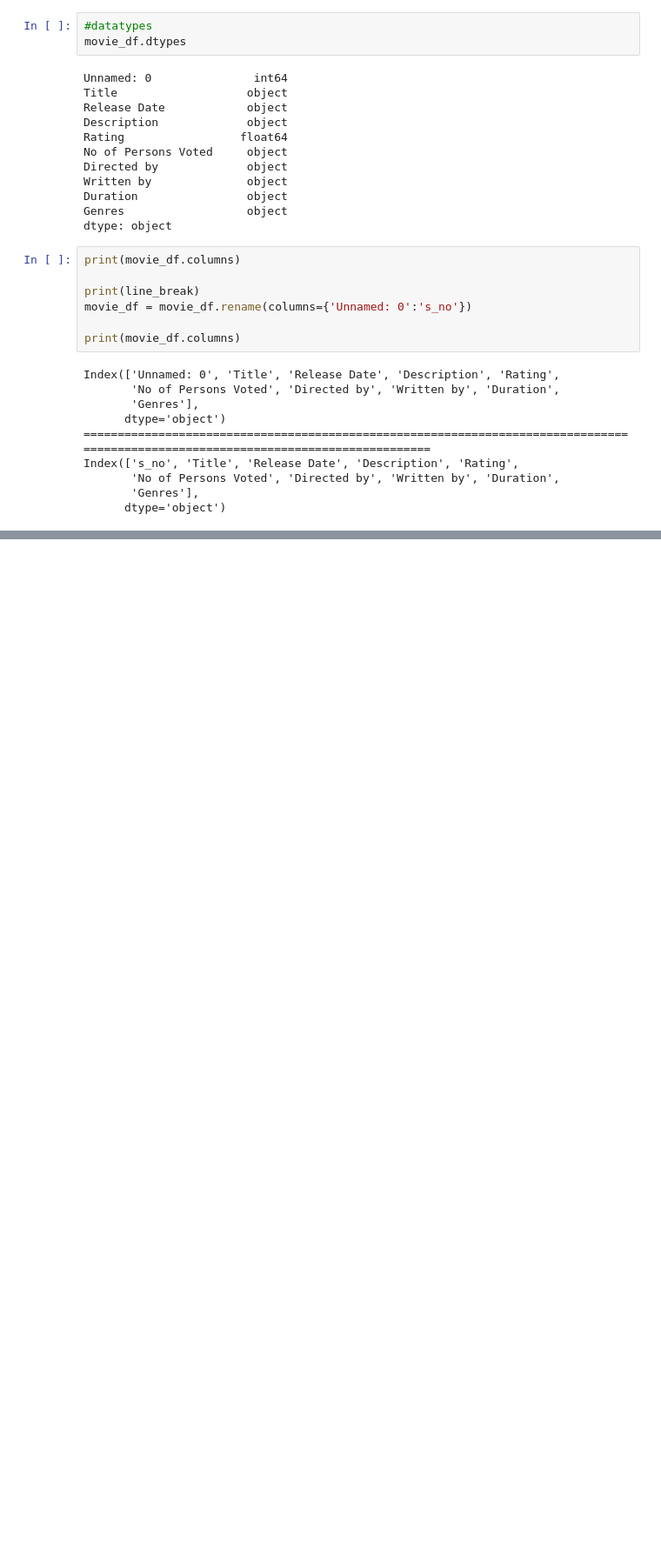
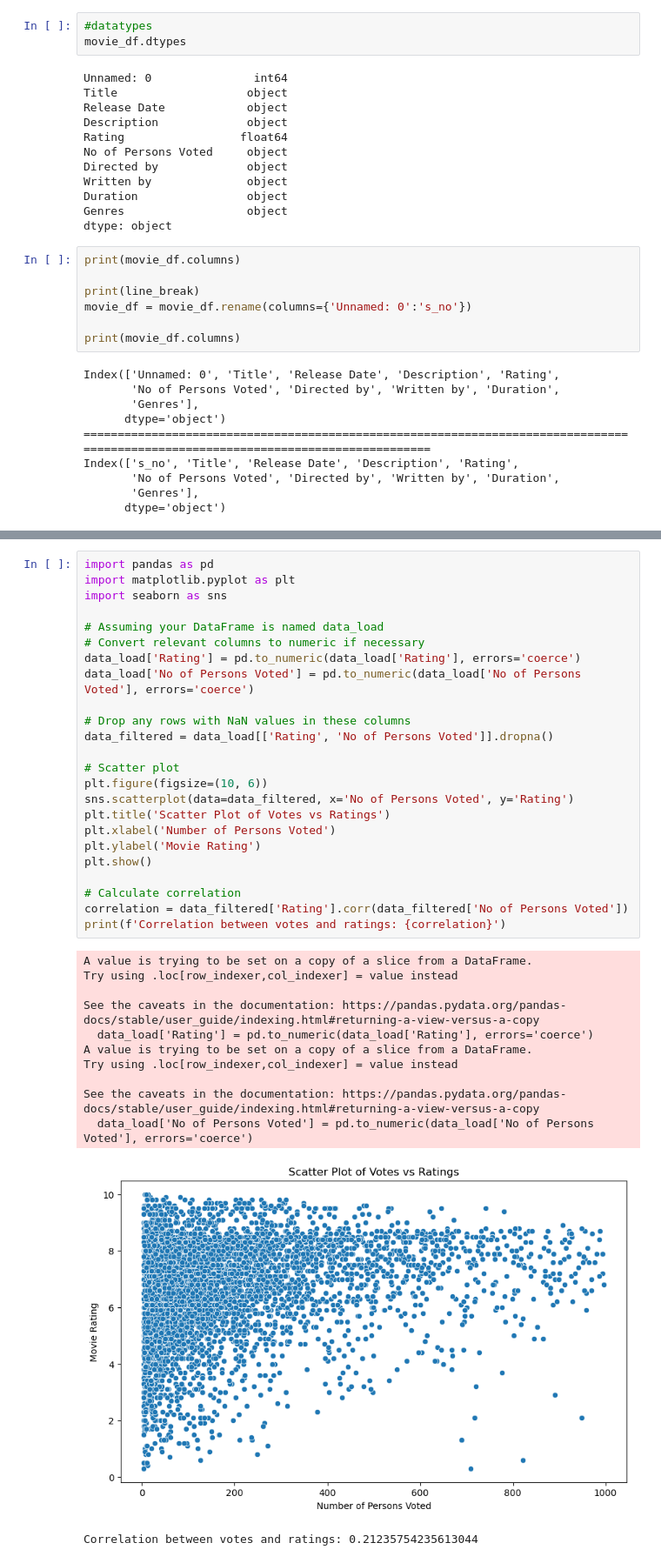
Before and after one commit to kakani17481a0566/My_Projects, a Jupyter notebook: EDA/16k_Movies.csv/movie.ipynb, the cells around one changed output, grey strips where cells are left out. Shown at 87% size. Drawn from its saved outputs; the diff is of its cells as text; blank space fills up the shorter version.

```diff
--- a/EDA/16k_Movies.csv/movie.ipynb
+++ b/EDA/16k_Movies.csv/movie.ipynb
@@ -49,0 +103,37 @@ len(movie_df['Directed by'].unique())
+# %%
+import pandas as pd
+import matplotlib.pyplot as plt
+import seaborn as sns
+
+# Assuming your DataFrame is named data_load
+# Convert relevant columns to numeric if necessary
+data_load['Rating'] = pd.to_numeric(data_load['Rating'], errors='coerce')
+data_load['No of Persons Voted'] = pd.to_numeric(data_load['No of Persons Voted'], errors='coerce')
+
+# Drop any rows with NaN values in these columns
+data_filtered = data_load[['Rating', 'No of Persons Voted']].dropna()
+
+# Scatter plot
+plt.figure(figsize=(10, 6))
+sns.scatterplot(data=data_filtered, x='No of Persons Voted', y='Rating')
+plt.title('Scatter Plot of Votes vs Ratings')
+plt.xlabel('Number of Persons Voted')
+plt.ylabel('Movie Rating')
+plt.show()
+
+# Calculate correlation
+correlation = data_filtered['Rating'].corr(data_filtered['No of Persons Voted'])
+print(f'Correlation between votes and ratings: {correlation}')
+# %% [output]
+A value is trying to be set on a copy of a slice from a DataFrame.
+Try using .loc[row_indexer,col_indexer] = value instead
+
+See the caveats in the documentation: https://pandas.pydata.org/pandas-docs/stable/user_guide/indexing.html#returning-a-view-versus-a-copy
+  data_load['Rating'] = pd.to_numeric(data_load['Rating'], errors='coerce')
+A value is trying to be set on a copy of a slice from a DataFrame.
+Try using .loc[row_indexer,col_indexer] = value instead
+
+See the caveats in the documentation: https://pandas.pydata.org/pandas-docs/stable/user_guide/indexing.html#returning-a-view-versus-a-copy
+  data_load['No of Persons Voted'] = pd.to_numeric(data_load['No of Persons Voted'], errors='coerce')
+[figure, added]
+Correlation between votes and ratings: 0.21235754235613044
```
Also changed, not shown: parts of 11 cells of this notebook, 2 other files.
